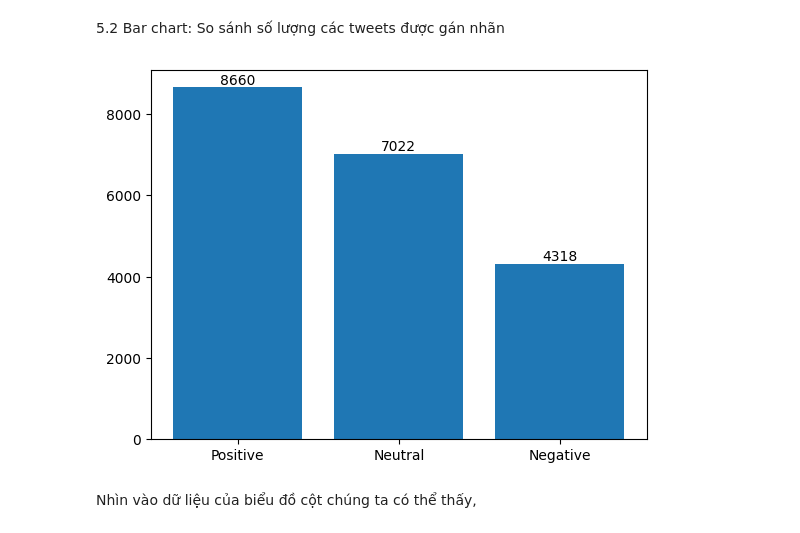
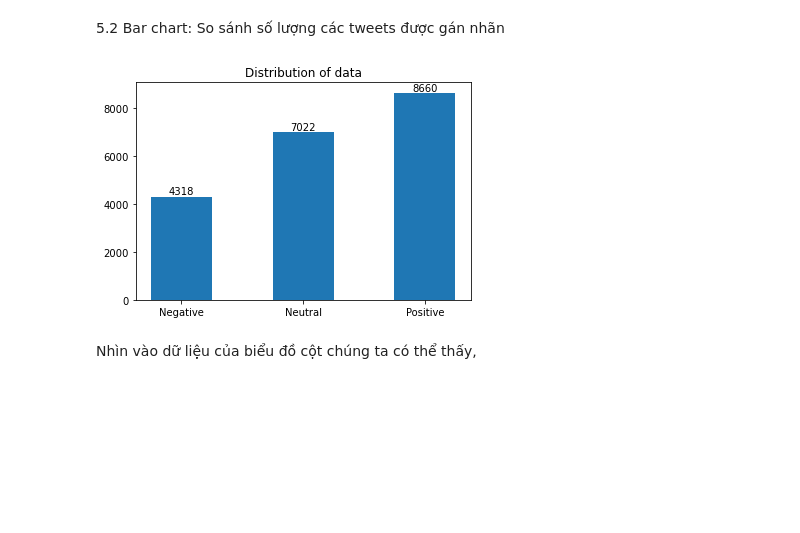
Before and after one commit to namhai03/Sentiment_Analysis, a Jupyter notebook: Twitter_Sentiment_Analysis.ipynb, the cells around one changed output. Drawn from its saved outputs; the diff is of its cells as text; code cells hidden in the pictures; blank space fills up the shorter version.

```diff
--- a/Twitter_Sentiment_Analysis.ipynb
+++ b/Twitter_Sentiment_Analysis.ipynb
@@ -411,7 +404,7 @@ Name: text, Length: 20000, dtype: object
 # Đưa về từ đại diện cho nhóm từ
 nltk.download('wordnet')
 
-lemmatizer = nltk.WordNetLemmatizer()
+lemmatizer = WordNetLemmatizer()
 def lemmatizer_on_text(data):
     text = [lemmatizer.lemmatize(word) for word in data]
     return text
@@ -478,14 +473,14 @@ Số sample tiêu cực:  4318
 # %% [markdown]
 5.2 Bar chart: So sánh số lượng các tweets được gán nhãn
 # %%
-data_count = [pos_count, neu_count, neg_count]
-fig, ax = plt.subplots()
-ax.bar(["Positive", "Neutral", "Negative"], data_count)
-# thêm số liệu trên đầu cột
-for i, v in enumerate(data_count):
-    ax.annotate(str(v), xy=(i, v), ha='center', va='bottom')
+# ax = df.groupby('Sentiment').count().plot(kind='bar', title='Distribution of data',legend=True)
+values = [neg_count, neu_count,pos_count]
+plt.bar(['Negative','Neutral', "Positive"],values, width=0.5)
+plt.title("Distribution of data")
+for i in range(3):
+    plt.text(i, values[i], str(values[i]), ha='center', va='bottom')
 # %% [output]
-[figure, old version]
+[figure, new version]
 # %% [markdown]
 Nhìn vào dữ liệu của biểu đồ cột chúng ta có thể thấy,
 # %% [markdown]
```
Also changed, not shown: parts of 27 cells of this notebook.
